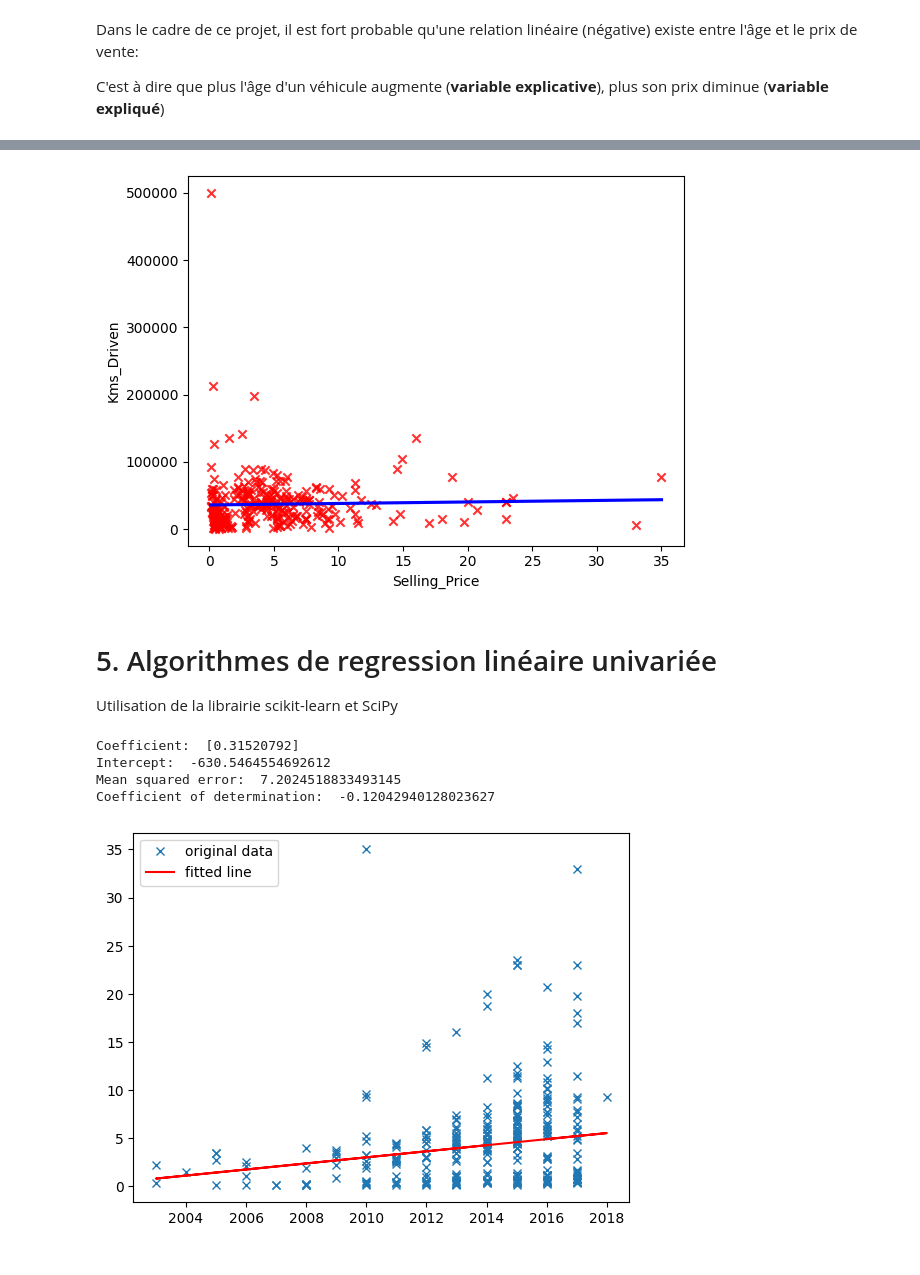
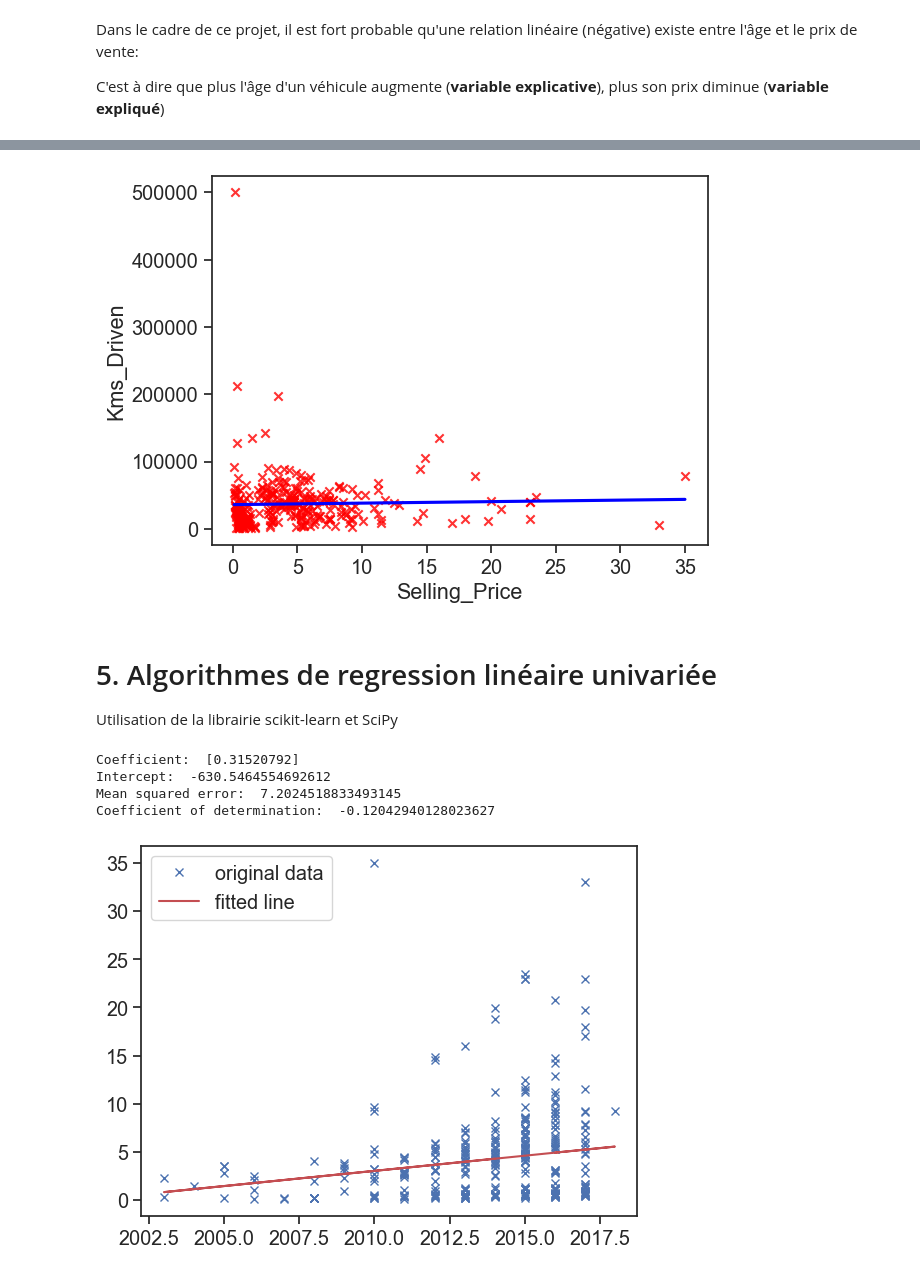
Before and after one commit to marwan-rouissi/new-car, a Jupyter notebook: eda.ipynb, the cells around one changed output, grey strips where cells are left out. Saved outputs shown, nothing was run; the diff lists cells and outputs as text; code cells hidden in the pictures.

```diff
--- a/eda.ipynb
+++ b/eda.ipynb
@@ -175,0 +154,5 @@ plt.show()
+# %%
+sns.set(style="ticks", font_scale=1.3)
+sns.despine(offset=10, trim=True)
+sns.catplot(data=df, y="Selling_Price", x="Fuel_Type", hue="Owner", col="Transmission", kind="box")
+plt.show()
@@ -247,7 +235,7 @@ plt.show()
 sns.regplot(x='Selling_Price', y='Kms_Driven', data=df, marker='x', color='red', line_kws={'color': 'blue'}, ci=None)
 plt.show()
 # %% [output]
-[figure, old version]
+[figure, new version]
 # %% [markdown]
 # 5. Algorithmes de regression linéaire univariée
 
@@ -260,42 +248,40 @@ y = df['Selling_Price']
 
 x_train = x[:-100]
 x_test = x[-100:]
 
 y_train = y[:-100]
 y_test = y[-100:]
 
-regr = LinearRegression()
+model.fit(x_train, y_train)
 
-regr.fit(x_train, y_train)
-
-y_pred = regr.predict(x_test)
+y_pred = model.predict(x_test)
 
 # coefficient (values that multiply the predictor values (X) in the regression equation)
-print('Coefficient: ', regr.coef_)
+print('Coefficient: ', model.coef_)
 
 # intercept (where the line crosses the y-axis)
-print('Intercept: ', regr.intercept_)
+print('Intercept: ', model.intercept_)
 
 # mean squared error (the smaller the better, 0 is perfect prediction)
 print('Mean squared error: ', sk.metrics.mean_squared_error(y_test, y_pred))
 
 # coefficient of determination (1 is perfect prediction)
 print('Coefficient of determination: ', sk.metrics.r2_score(y_test, y_pred))
 
 # plot
-intercept = regr.intercept_
-slope = regr.coef_[0]
+intercept = model.intercept_
+slope = model.coef_[0]
 plt.plot(df['Year'], df['Selling_Price'], 'x', label='original data')
 plt.plot(df['Year'], intercept + slope * df['Year'], 'r', label='fitted line')
 plt.legend()
 
 plt.show()
 # %% [output]
 Coefficient:  [0.31520792]
 Intercept:  -630.5464554692612
 Mean squared error:  7.2024518833493145
 Coefficient of determination:  -0.12042940128023627
-[figure, old version]
+[figure, new version]
 # %%
 # linear regression
 slope, intercept, r_value, p_value, std_err = sp.stats.linregress(df['Year'], df['Selling_Price'])
```
Also changed, not shown: parts of 19 cells of this notebook.
